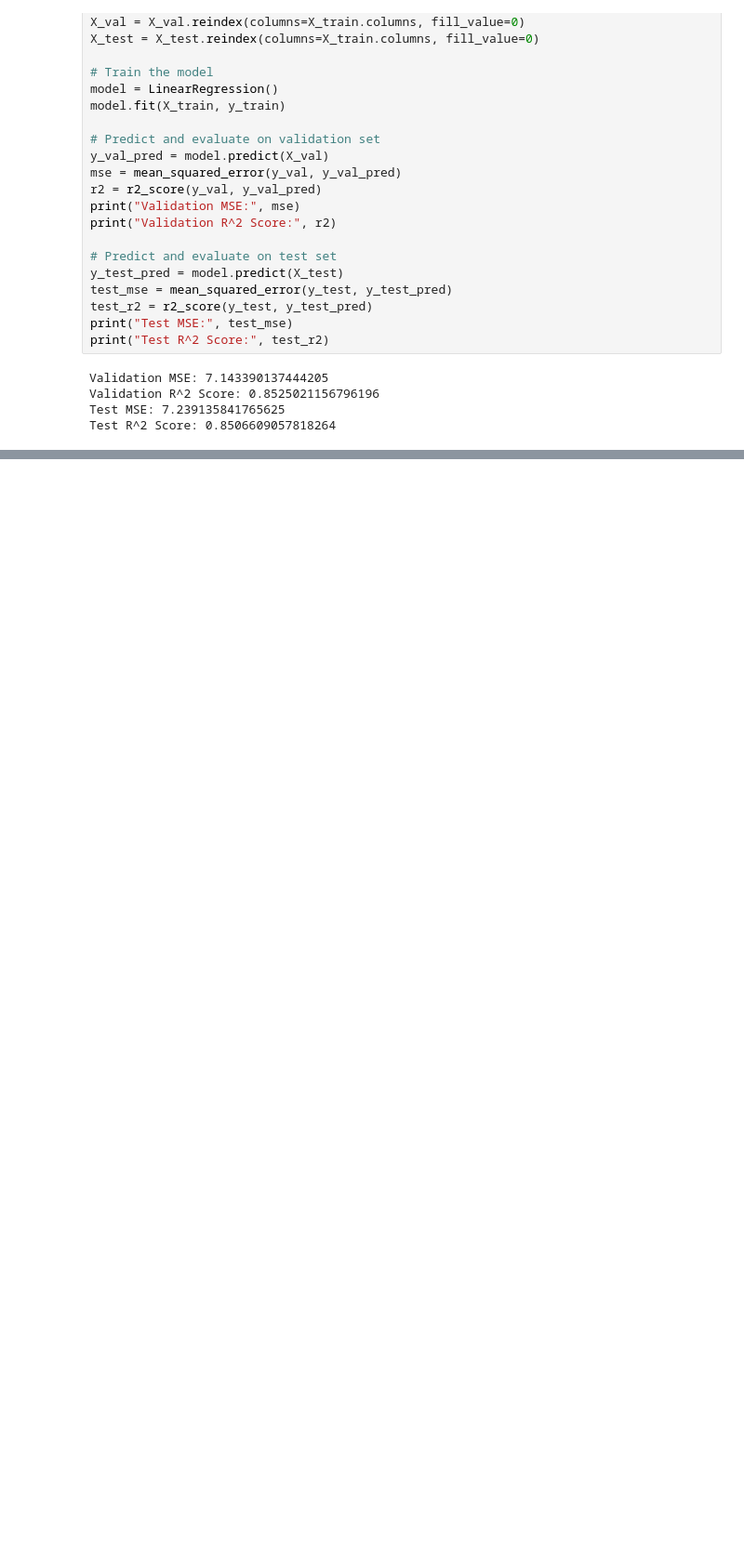
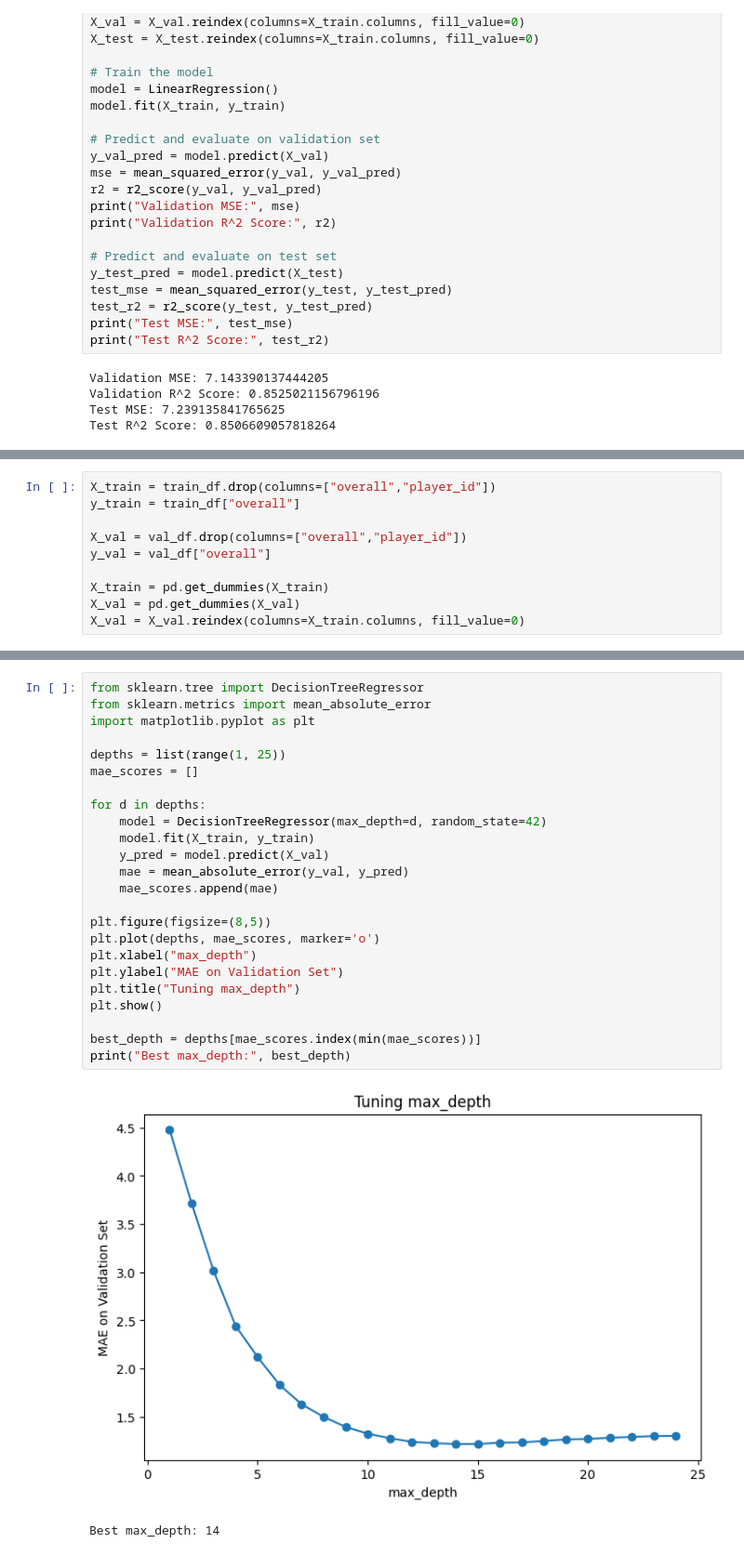
Before and after one commit to hinokzakir/FIFA-Player-ML, a Jupyter notebook: trainingmodel.ipynb, the cells around one changed output, grey strips where cells are left out. Shown at 93% size. Drawn from its saved outputs; the diff is of its cells as text; blank space fills up the shorter version.

Commit message:
Added decision tree regression and merged

```diff
--- a/trainingmodel.ipynb
+++ b/trainingmodel.ipynb
@@ -84,0 +88,10 @@ Test R^2 Score: 0.8506609057818264
+# %%
+X_train = train_df.drop(columns=["overall","player_id"])
+y_train = train_df["overall"]
+
+X_val = val_df.drop(columns=["overall","player_id"])
+y_val = val_df["overall"]
+
+X_train = pd.get_dummies(X_train)
+X_val = pd.get_dummies(X_val)
+X_val = X_val.reindex(columns=X_train.columns, fill_value=0)
@@ -84,0 +102,27 @@ Test R^2 Score: 0.8506609057818264
+# %%
+from sklearn.tree import DecisionTreeRegressor
+from sklearn.metrics import mean_absolute_error
+import matplotlib.pyplot as plt
+
+depths = list(range(1, 25))
+mae_scores = []
+
+for d in depths:
+    model = DecisionTreeRegressor(max_depth=d, random_state=42)
+    model.fit(X_train, y_train)
+    y_pred = model.predict(X_val)
+    mae = mean_absolute_error(y_val, y_pred)
+    mae_scores.append(mae)
+
+plt.figure(figsize=(8,5))
+plt.plot(depths, mae_scores, marker='o')
+plt.xlabel("max_depth")
+plt.ylabel("MAE on Validation Set")
+plt.title("Tuning max_depth")
+plt.show()
+
+best_depth = depths[mae_scores.index(min(mae_scores))]
+print("Best max_depth:", best_depth)
+# %% [output]
+[figure, added]
+Best max_depth: 14
```
Also changed, not shown: parts of 5 cells of this notebook.
